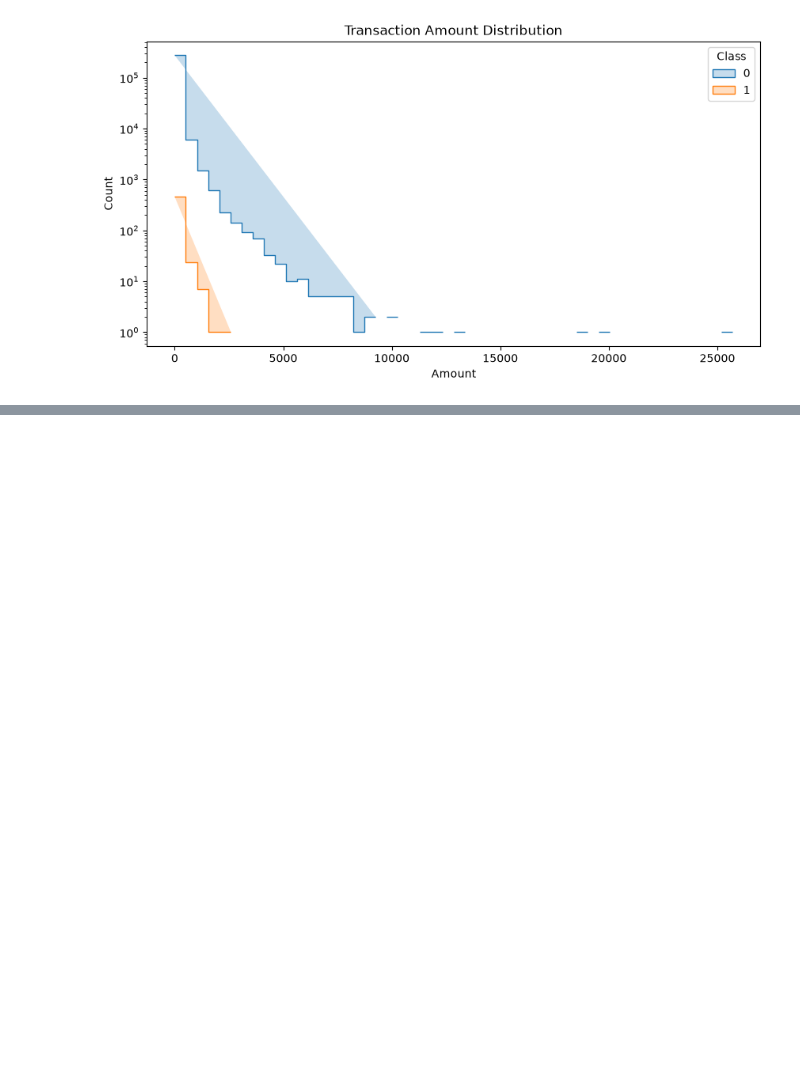
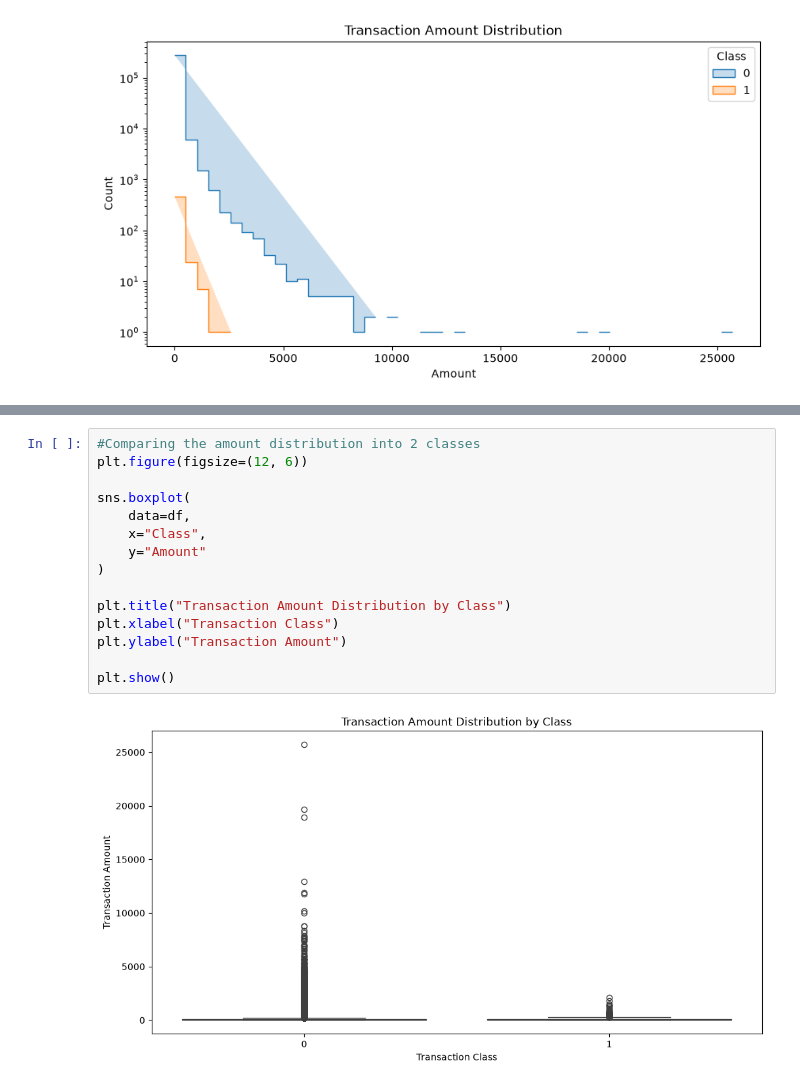
Before and after one commit to VoidStackLabs/VoidStack-Sentinel, a Jupyter notebook: notebooks/01_exploratory_data_analysis.ipynb, the cells around one changed output, grey strips where cells are left out. Saved outputs shown, nothing was run; the diff lists cells and outputs as text; blank space fills up the shorter version.

Commit message:
Transactional distributon analysis

```diff
--- a/notebooks/01_exploratory_data_analysis.ipynb
+++ b/notebooks/01_exploratory_data_analysis.ipynb
@@ -157,0 +170,17 @@ plt.show()
+# %%
+#Comparing the amount distribution into 2 classes
+plt.figure(figsize=(12, 6))
+
+sns.boxplot(
+    data=df,
+    x="Class",
+    y="Amount"
+)
+
+plt.title("Transaction Amount Distribution by Class")
+plt.xlabel("Transaction Class")
+plt.ylabel("Transaction Amount")
+
+plt.show()
+# %% [output]
+[figure, added]
```
Also changed, not shown: parts of 3 cells of this notebook.
